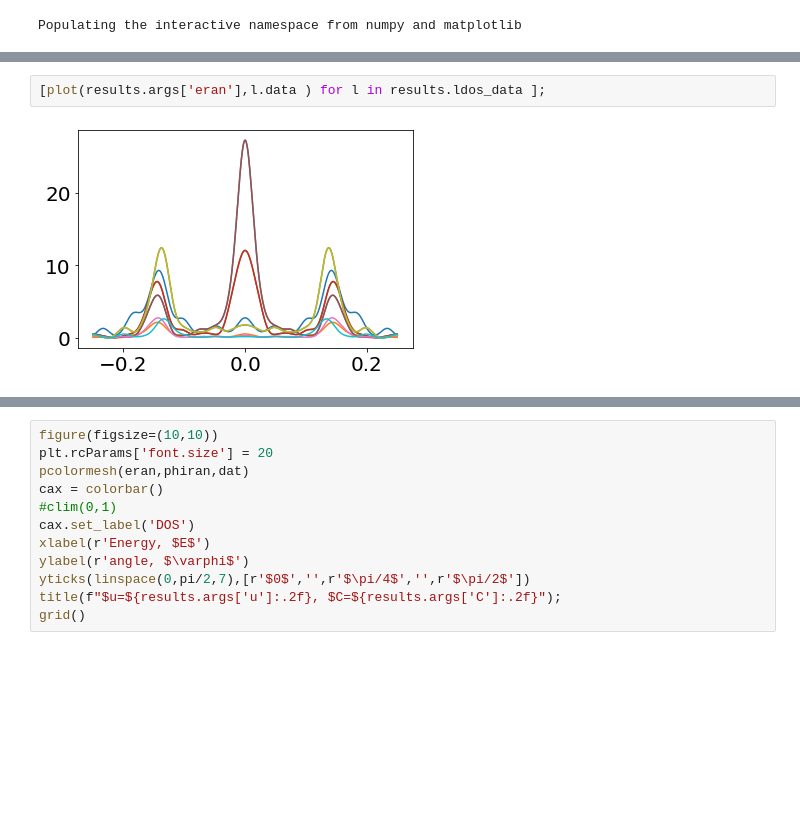
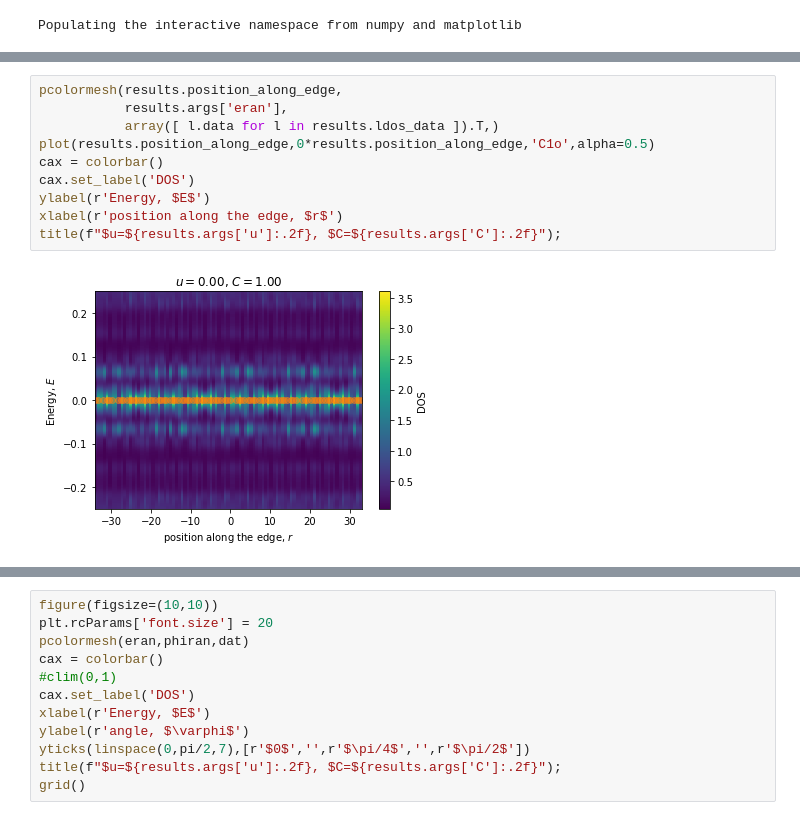
Before and after one commit to asbothjanos/Weyl_Z2_2D, a Jupyter notebook: python/Coupled_BHZedge_angle_pybinding_kpm.ipynb, the cells around one changed output, grey strips where cells are left out. Cells and saved outputs as stored; diff of their text form; blank space fills up the shorter version.

```diff
--- a/python/Coupled_BHZedge_angle_pybinding_kpm.ipynb
+++ b/python/Coupled_BHZedge_angle_pybinding_kpm.ipynb
@@ -95,7 +109,15 @@ plot(results.args['eran'],array([l.data for l in results.ldos_data]).mean(axis=0
-# %%
-[plot(results.args['eran'],l.data ) for l in results.ldos_data ];
-# %% [output]
-[figure, removed]
+# %%
+pcolormesh(results.position_along_edge,
+           results.args['eran'],
+           array([ l.data for l in results.ldos_data ]).T,)
+plot(results.position_along_edge,0*results.position_along_edge,'C1o',alpha=0.5)
+cax = colorbar()
+cax.set_label('DOS')
+ylabel(r'Energy, $E$')
+xlabel(r'position along the edge, $r$')
+title(f"$u=${results.args['u']:.2f}, $C=${results.args['C']:.2f}");
+# %% [output]
+[figure, added]
 # %%
 eran=linspace(-0.25,0.25,200)
 phiran=linspace(0,pi/2,100)
```
Also changed, not shown: parts of 8 cells of this notebook.
